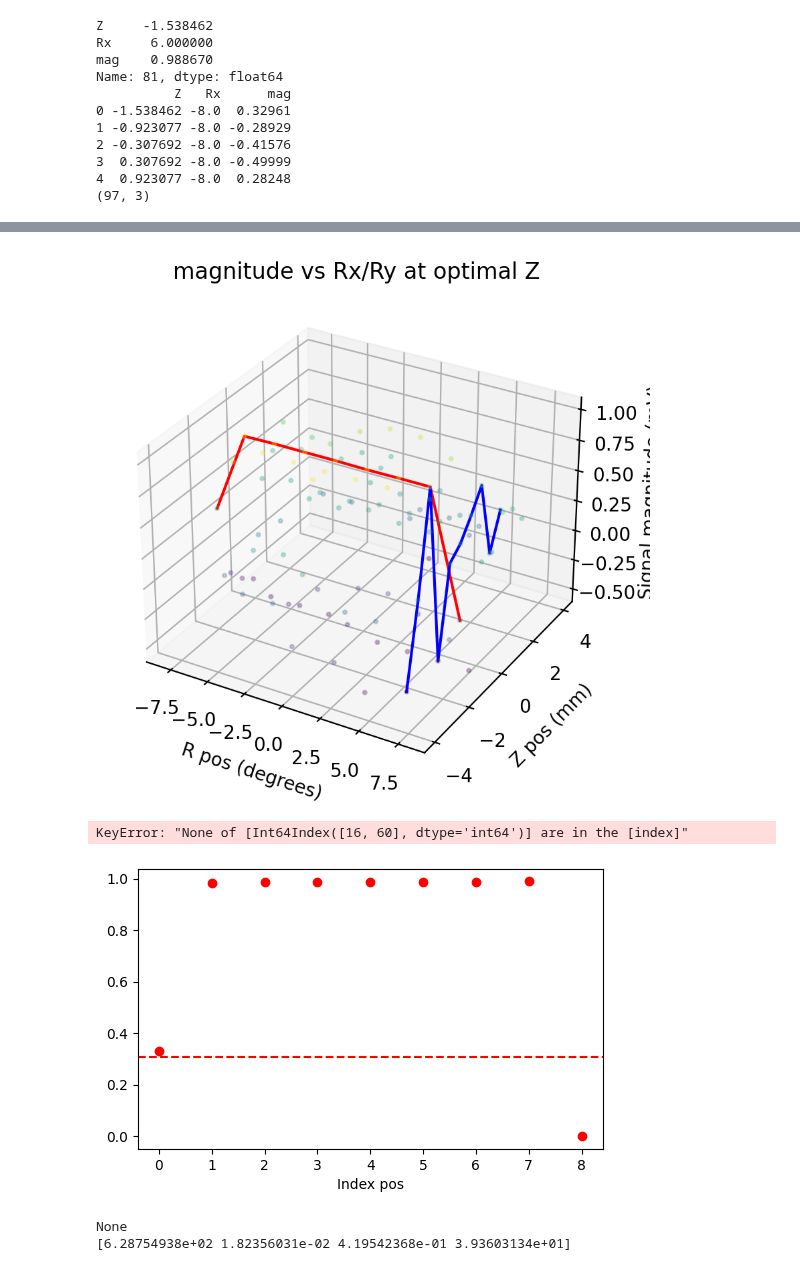
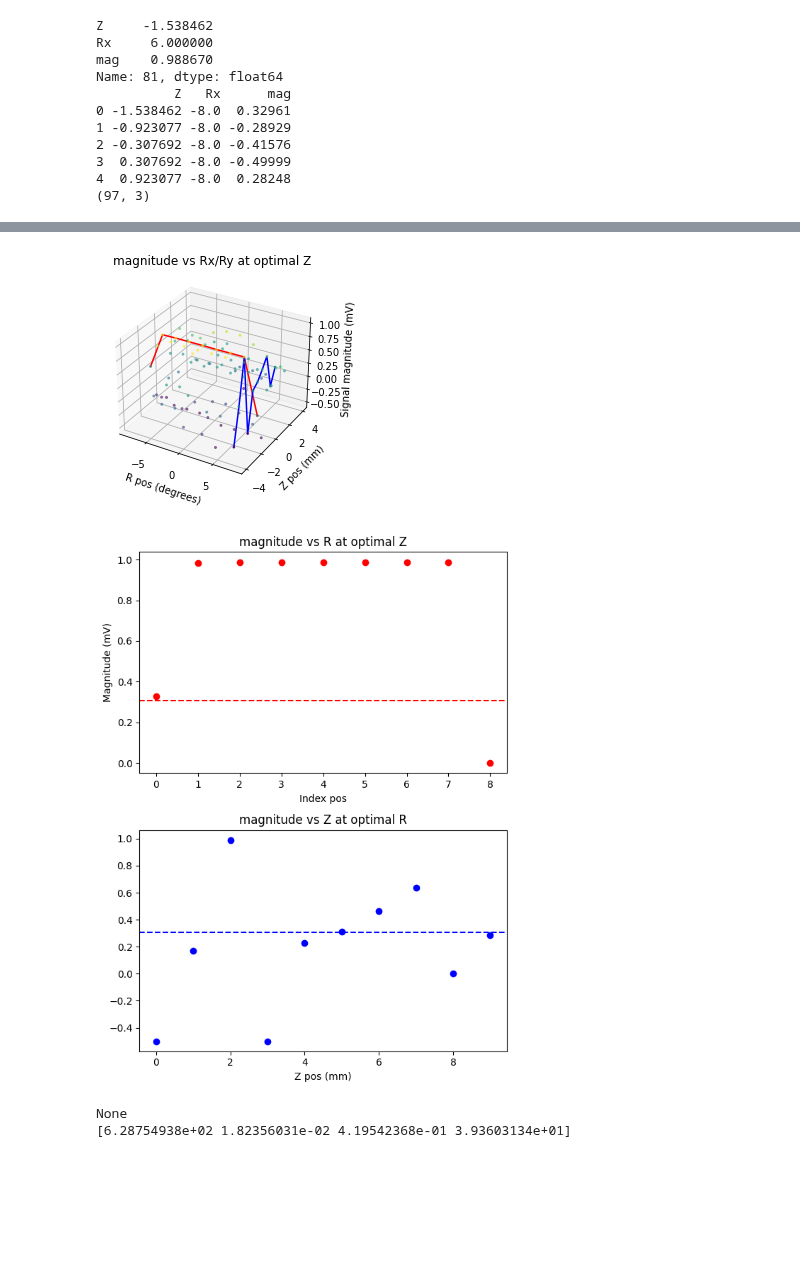
Before and after one commit to Benji-UW/COBOT-Transducer-Control-Code, a Jupyter notebook: Debugging Scripts/2D scans.ipynb, the cells around one changed output, grey strips where cells are left out. Drawn from its saved outputs; the diff is of its cells as text; code cells hidden in the pictures; blank space fills up the shorter version.

```diff
--- a/Debugging Scripts/2D scans.ipynb
+++ b/Debugging Scripts/2D scans.ipynb
@@ -8,6 +8,8 @@ import os
 import json
 import pandas as pd
 from scipy.optimize import curve_fit
+
+plt.style.use("default")
 
 %load_ext autoreload
 %autoreload 2
@@ -198,7 +200,7 @@ Name: 81, dtype: float64
 
 # tax = fig2.add_subplot(1,3,1, projection='3d')
 tax = plt.axes(projection='3d')
-tax.scatter3D(dat[rotational_axis], dat['Z'], dat['mag'], c=dat['mag'], cmap='viridis', alpha=0.25,s=4)
+tax.scatter3D(dat[rotational_axis], dat['Z'], dat['mag'], c=dat['mag'], cmap='viridis', alpha=0.5,s=4)
 tax.plot3D(zmps[rotational_axis], zmps['Z'], zmps['mag'],c='r')
 tax.plot3D(Rmps[rotational_axis], Rmps['Z'], Rmps['mag'],c='b')
 tax.set_title("magnitude vs Rx/Ry at optimal Z")
@@ -212,7 +214,7 @@ if save_figs:
     plt.savefig("figures\\2D_fullscan_trace_%s.jpg" % file_no, dpi=400)
 plt.show()
 # %% [output]
-[figure, old version]
+[figure, new version]
 # %%
 fig3 = plt.figure(figsize=(6,8), dpi=100)
 # plt.subplots_adjust(left=0.1,
@@ -223,7 +225,7 @@ fig3 = plt.figure(figsize=(6,8), dpi=100)
 #                     hspace=0.4)
 
 # interpolation_windows = {'Ry': [27,77], 'Z': [11,20]} # Best for scan_11.json
-interpolation_windows = {rotational_axis: [16,60], 'Z': [22,48]} # Best for scan_10.json
+# interpolation_windows = {rotational_axis: [16,60], 'Z': [22,48]} # Best for scan_10.json
 
 tax = fig3.add_subplot(211)
 # tax.scatter(zmps['Ry'],zmps['mag'], c='r')
@@ -231,39 +233,38 @@ tax = fig3.add_subplot(211)
 
 tax.scatter(np.arange(0,zmps[rotational_axis].size), zmps['mag'], c='r')
 tax.set_xlabel("Index pos")
 
 tax.axhline(np.median(dat['mag']), c='r',ls='--')
 # tax.axhline(np.median(dat['mag']), c='r',ls='--')
 # a = [16,64]
-a = interpolation_windows[rotational_axis]
-tax.scatter(a,zmps['mag'][a], c='b', marker='*')
+# a = interpolation_windows[rotational_axis]
+# tax.scatter(a,zmps['mag'][a], c='b', marker='*')
 tax.set_title("magnitude vs R at optimal Z")
 tax.set_ylabel("Magnitude (mV)")
 
 
 tax = fig3.add_subplot(212)
 # tax.scatter(Rmps['Z'],Rmps['mag'], c='b')
 # tax.set_ylabel("Magnitude (mV)")
 
 tax.scatter(np.arange(0,Rmps['Z'].size), Rmps['mag'], c='b')
 tax.set_xlabel("Index pos")
 
 tax.axhline(np.median(dat['mag']), c='b',ls='--')
 # a = [25,45]
-a=interpolation_windows['Z']
-tax.scatter(a,Rmps['mag'][a], c='r', marker='*')
+# a=interpolation_windows['Z']
+# tax.scatter(a,Rmps['mag'][a], c='r', marker='*')
 
 tax.set_title("magnitude vs Z at optimal R")
 tax.set_xlabel("Z pos (mm)")
 
 fig3.tight_layout()
 
 if save_figs:
     fig3.savefig("figures\\2D_degree_isolation_%s.jpg" % file_no, dpi=400)
 plt.show()
 # %% [output]
-KeyError: "None of [Int64Index([16, 60], dtype='int64')] are in the [index]"
-[figure, old version]
+[figure, new version]
 # %%
 from fit_funcs import *
 
```
Also changed, not shown: parts of 2 cells of this notebook, 4 other files.
